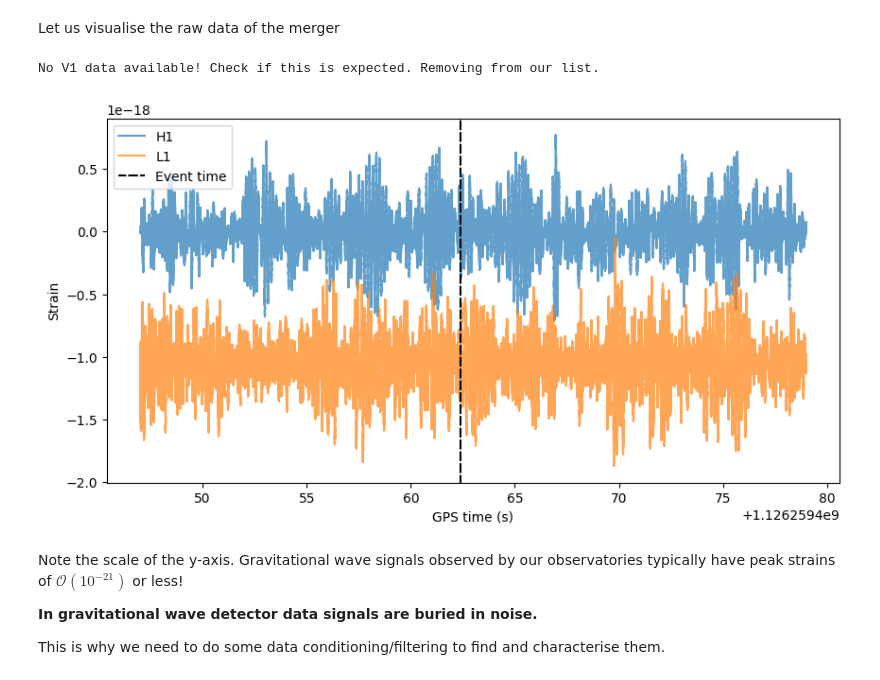
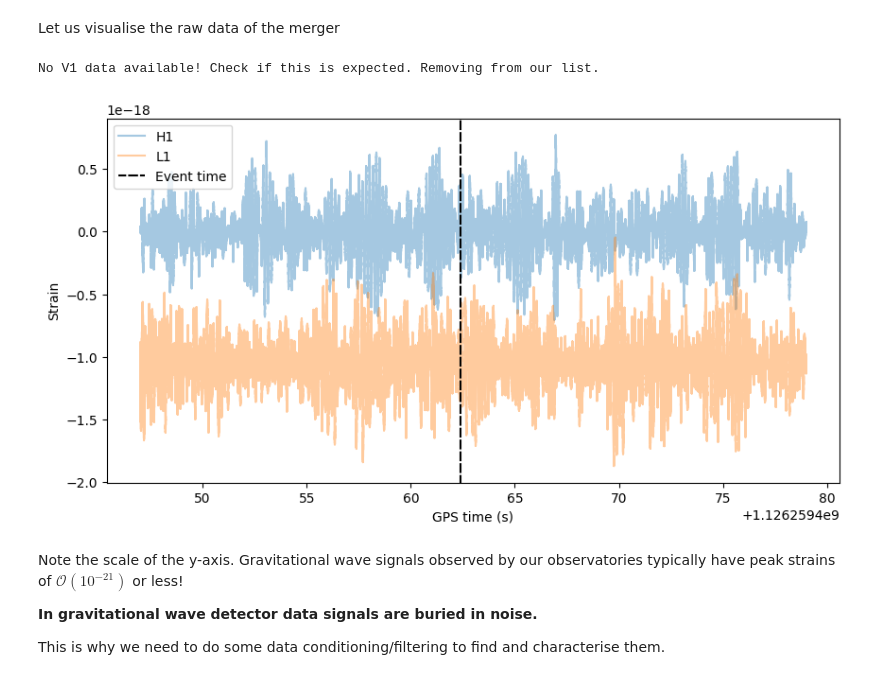
Before and after one commit to Naga203/nikhef, a Jupyter notebook: tutorial_notebooks/1_detection_and_preprocessing.ipynb, the cells around one changed output. Drawn from its saved outputs; the diff is of its cells as text; code cells hidden in the pictures.

```diff
--- a/tutorial_notebooks/1_detection_and_preprocessing.ipynb
+++ b/tutorial_notebooks/1_detection_and_preprocessing.ipynb
@@ -66,27 +66,27 @@ Let us visualise the raw data of the merger
 # %%
 # Initialise figure (matplotlib)
 fig = plt.figure(figsize=[10, 5])
 ax = fig.gca()
 
 # List the detectors we want to include
 ifos = ['H1', 'L1', 'V1'] # hanford, livingston, virgo
 for idx,ifo in enumerate(ifos):
     # Read in the data for each interferometer
     try:
         ts = merger.strain(ifo)
-        ax.plot(ts.sample_times, ts, label=ifo, alpha=0.7, color=colors[idx])
+        ax.plot(ts.sample_times, ts, label=ifo, alpha=0.4, color=colors[idx])
     except:
         print(f"No {ifo} data available! Check if this is expected. "
               "Removing from our list.")
         ifos.remove(ifo)
 
 ax.axvline(merger.time, color="black", linestyle=(1,(5,1)), label="Event time")
 ax.set_ylabel('Strain')
 ax.set_xlabel('GPS time (s)')
 ax.legend(loc='upper left');
 # %% [output]
 No V1 data available! Check if this is expected. Removing from our list.
-[figure, old version]
+[figure, new version]
 # %% [markdown]
 Note the scale of the y-axis. Gravitational wave signals observed by our observatories typically have peak strains of $\mathcal{O}(10^{-21})$ or less!
 
```
Also changed, not shown: parts of 33 cells of this notebook.
